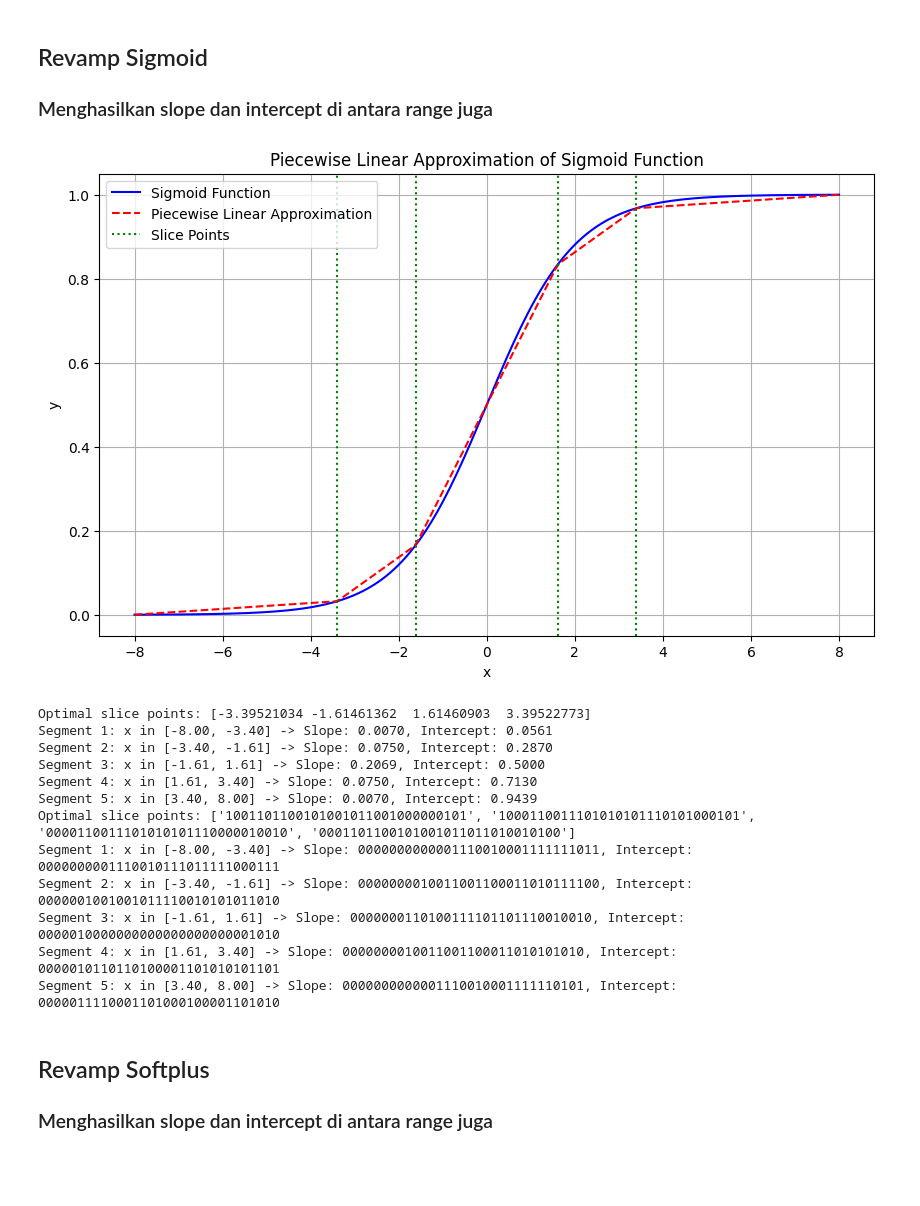
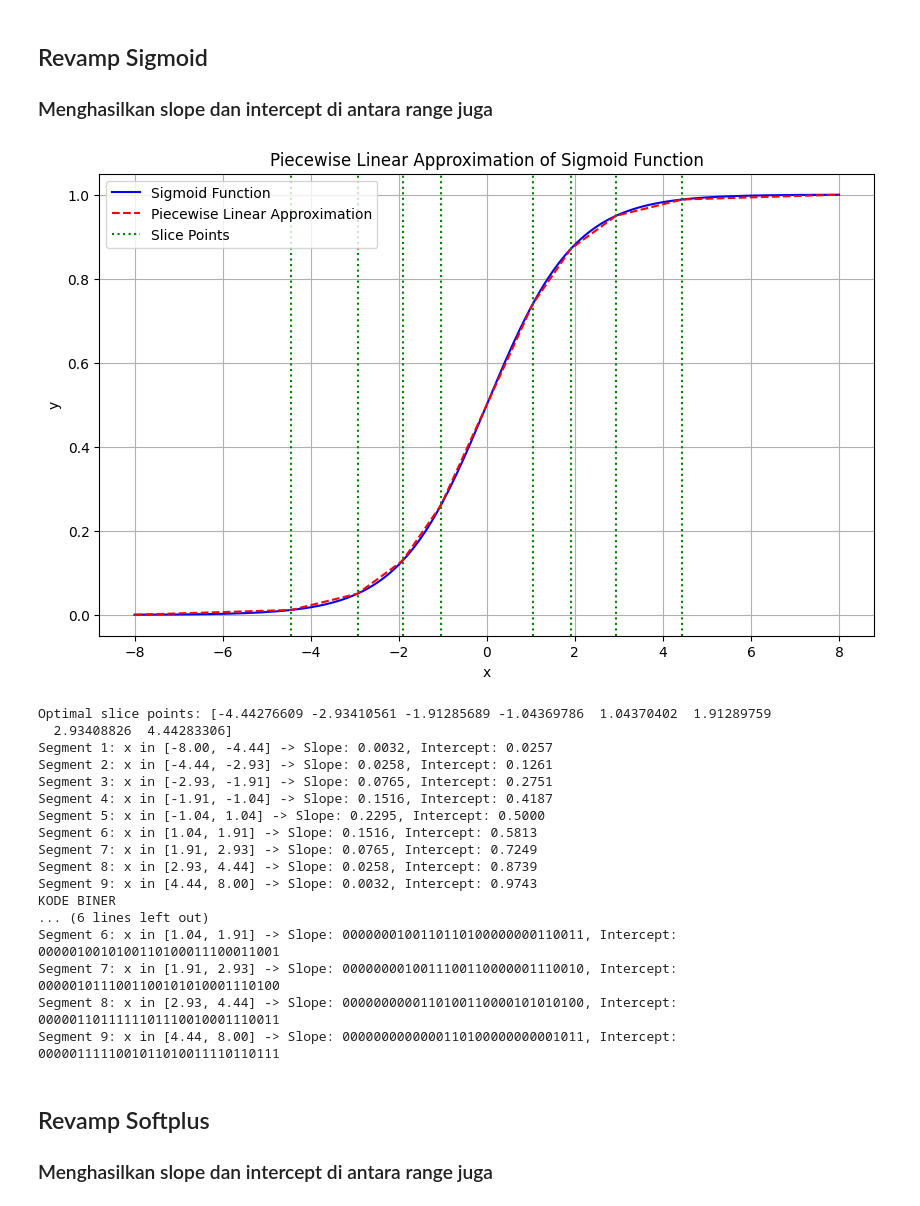
Before and after one commit to iniahmad/ganyang_okinawa, a Jupyter notebook: model_py/find_opt_x.ipynb, the cells around one changed output. Cells and saved outputs as stored; diff of their text form; code cells hidden in the pictures; blank space fills up the shorter version.

```diff
--- a/model_py/find_opt_x.ipynb
+++ b/model_py/find_opt_x.ipynb
@@ -586,7 +586,7 @@ def find_optimal_slices(num_slices, x_range):
     return optimal_slices
 
 # Parameters
-num_slices = 4
+num_slices = 8
 x_range = (-8, 8)
 
 # Find optimal slice points
@@ -600,46 +600,51 @@ piecewise_values, segments = piecewise_linear(x_values, optimal_slices)
 # Plot the results
 plt.figure(figsize=(10, 6))
 plt.plot(x_values, sigmoid_values, label='Sigmoid Function', color='blue')
 plt.plot(x_values, piecewise_values, label='Piecewise Linear Approximation', color='red', linestyle='--')
 plt.axvline(x=optimal_slices[0], color='green', linestyle=':', label='Slice Points')
 plt.axvline(x=optimal_slices[-1], color='green', linestyle=':')
 for point in optimal_slices[1:-1]:
     plt.axvline(x=point, color='green', linestyle=':')
 plt.title('Piecewise Linear Approximation of Sigmoid Function')
 plt.xlabel('x')
 plt.ylabel('y')
 plt.legend()
 plt.grid()
 plt.show()
 
 # Print optimal slice points and corresponding slopes and intercepts
 print("Optimal slice points:", optimal_slices)
 for i in range(len(segments)):
  slope, intercept, x1, x2 = segments[i]
  print(f"Segment {i + 1}: x in [{x1:.2f}, {x2:.2f}] -> Slope: {slope:.4f}, Intercept: {intercept:.4f}")
 
 # Print optimal slice points and corresponding slopes and intercepts in custom binary format
 print("KODE BINER")
 print("Optimal slice points:", [float_to_custom_binary(x) for x in optimal_slices])
 for i in range(len(segments)):
     slope, intercept, x1, x2 = segments[i]
     slope_binary = float_to_custom_binary(slope)
     intercept_binary = float_to_custom_binary(intercept)
     print(f"Segment {i + 1}: x in [{x1:.2f}, {x2:.2f}] -> Slope: {slope_binary}, Intercept: {intercept_binary}")
 # %% [output]
-[figure, old version]
+[figure, new version]
-Optimal slice points: [-3.39521034 -1.61461362  1.61460903  3.39522773]
-Segment 1: x in [-8.00, -3.40] -> Slope: 0.0070, Intercept: 0.0561
-Segment 2: x in [-3.40, -1.61] -> Slope: 0.0750, Intercept: 0.2870
-Segment 3: x in [-1.61, 1.61] -> Slope: 0.2069, Intercept: 0.5000
-Segment 4: x in [1.61, 3.40] -> Slope: 0.0750, Intercept: 0.7130
-Segment 5: x in [3.40, 8.00] -> Slope: 0.0070, Intercept: 0.9439
-Optimal slice points: ['1001101100101001011001000000101', '1000110011101010101110101000101', '0000110011101010101110000010010', '0001101100101001011011010010100']
-Segment 1: x in [-8.00, -3.40] -> Slope: 0000000000001110010001111111011, Intercept: 0000000001110010111011111000111
-Segment 2: x in [-3.40, -1.61] -> Slope: 0000000010011001100011010111100, Intercept: 0000001001001011110010101011010
-Segment 3: x in [-1.61, 1.61] -> Slope: 0000000110100111101101110010010, Intercept: 0000010000000000000000000001010
-Segment 4: x in [1.61, 3.40] -> Slope: 0000000010011001100011010101010, Intercept: 0000010110110100001101010101101
-Segment 5: x in [3.40, 8.00] -> Slope: 0000000000001110010001111110101, Intercept: 0000011110001101000100001101010
+Optimal slice points: [-4.44276609 -2.93410561 -1.91285689 -1.04369786  1.04370402  1.91289759
+  2.93408826  4.44283306]
+Segment 1: x in [-8.00, -4.44] -> Slope: 0.0032, Intercept: 0.0257
+Segment 2: x in [-4.44, -2.93] -> Slope: 0.0258, Intercept: 0.1261
+Segment 3: x in [-2.93, -1.91] -> Slope: 0.0765, Intercept: 0.2751
+Segment 4: x in [-1.91, -1.04] -> Slope: 0.1516, Intercept: 0.4187
+Segment 5: x in [-1.04, 1.04] -> Slope: 0.2295, Intercept: 0.5000
+Segment 6: x in [1.04, 1.91] -> Slope: 0.1516, Intercept: 0.5813
+Segment 7: x in [1.91, 2.93] -> Slope: 0.0765, Intercept: 0.7249
+Segment 8: x in [2.93, 4.44] -> Slope: 0.0258, Intercept: 0.8739
+Segment 9: x in [4.44, 8.00] -> Slope: 0.0032, Intercept: 0.9743
+KODE BINER
+... (6 lines left out)
+Segment 6: x in [1.04, 1.91] -> Slope: 0000000100110110100000000110011, Intercept: 0000010010100110100011100011001
+Segment 7: x in [1.91, 2.93] -> Slope: 0000000010011100110000001110010, Intercept: 0000010111001100101010001110100
+Segment 8: x in [2.93, 4.44] -> Slope: 0000000000110100110000101010100, Intercept: 0000011011111101110010001110011
+Segment 9: x in [4.44, 8.00] -> Slope: 0000000000000110100000000001011, Intercept: 0000011111001011010011110110111
 # %% [markdown]
 ## Revamp Softplus
 ### Menghasilkan slope dan intercept di antara range juga
```
Also changed, not shown: parts of 1 cell of this notebook.
